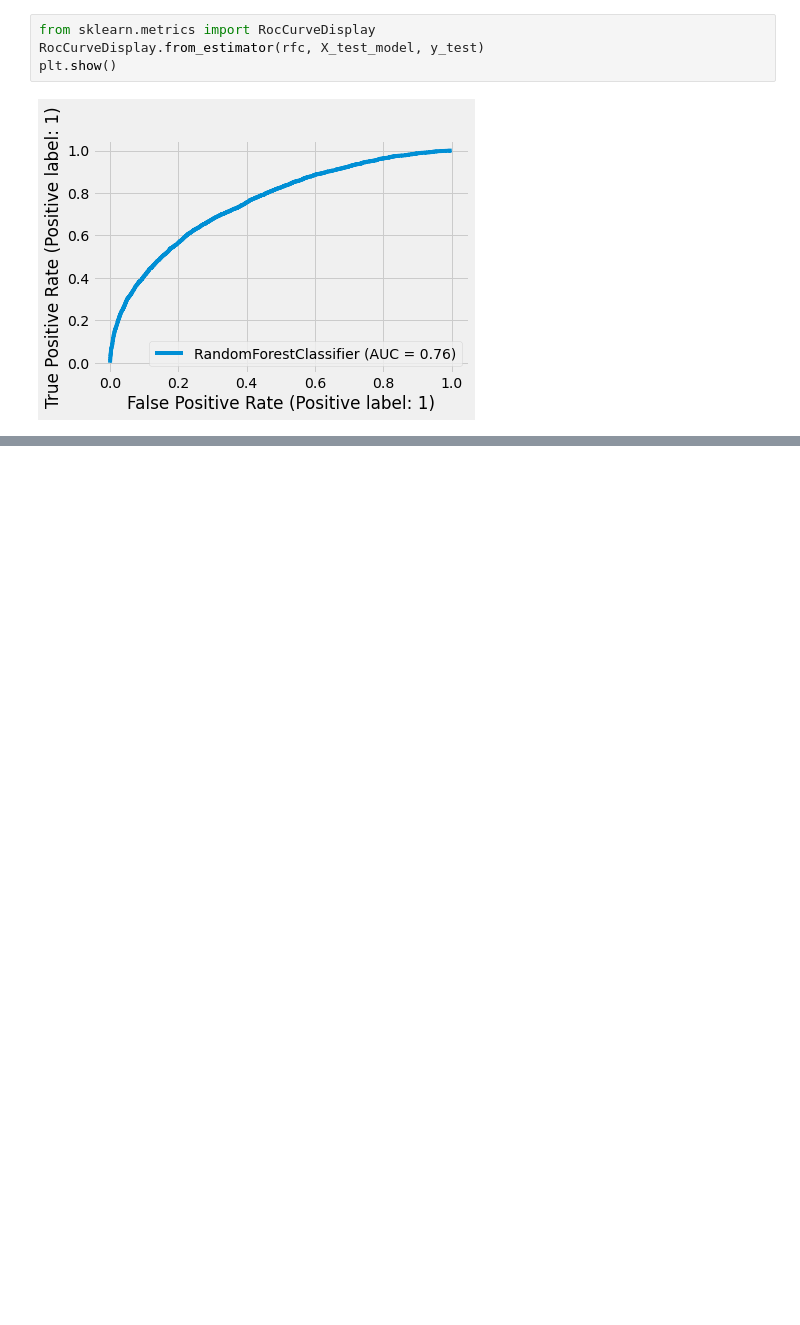
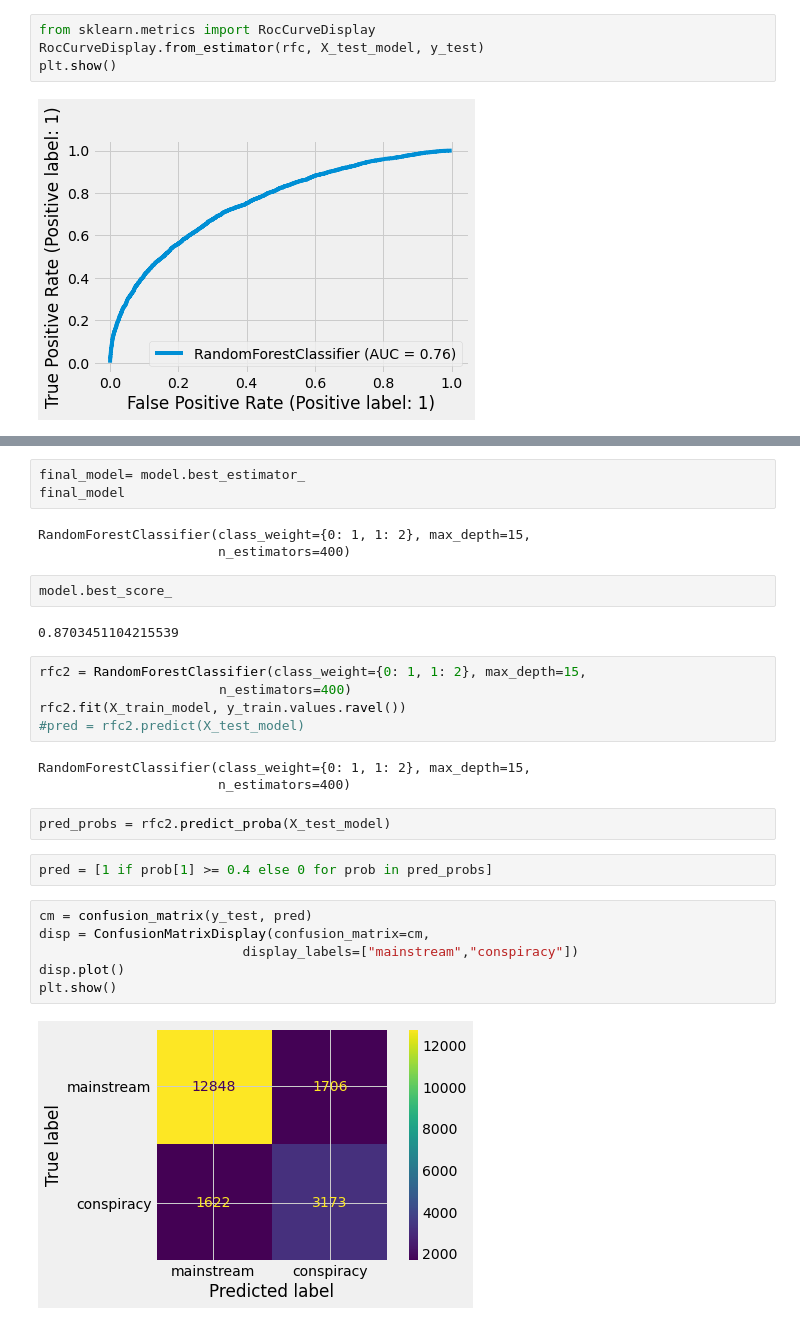
Before and after one commit to MarcelColvin/LOCO_project, a Jupyter notebook: LOCO_workbook.ipynb, the cells around one changed output, grey strips where cells are left out. Saved outputs shown, nothing was run; the diff lists cells and outputs as text; blank space fills up the shorter version.

```diff
--- a/LOCO_workbook.ipynb
+++ b/LOCO_workbook.ipynb
@@ -235,0 +221,30 @@ plt.barh(rfc.feature_names_in_,rfc.feature_importances_)
+# %%
+final_model= model.best_estimator_
+final_model
+# %% [output]
+RandomForestClassifier(class_weight={0: 1, 1: 2}, max_depth=15,
+                       n_estimators=400)
+# %%
+model.best_score_
+# %% [output]
+0.8703451104215539
+# %%
+rfc2 = RandomForestClassifier(class_weight={0: 1, 1: 2}, max_depth=15,
+                       n_estimators=400)
+rfc2.fit(X_train_model, y_train.values.ravel())
+#pred = rfc2.predict(X_test_model)
+# %% [output]
+RandomForestClassifier(class_weight={0: 1, 1: 2}, max_depth=15,
+                       n_estimators=400)
+# %%
+pred_probs = rfc2.predict_proba(X_test_model)
+# %%
+pred = [1 if prob[1] >= 0.4 else 0 for prob in pred_probs]
+# %%
+cm = confusion_matrix(y_test, pred)
+disp = ConfusionMatrixDisplay(confusion_matrix=cm,
+                          display_labels=["mainstream","conspiracy"])
+disp.plot()
+plt.show()
+# %% [output]
+[figure, added]
```
Also changed, not shown: parts of 31 cells of this notebook, 3 other files.
